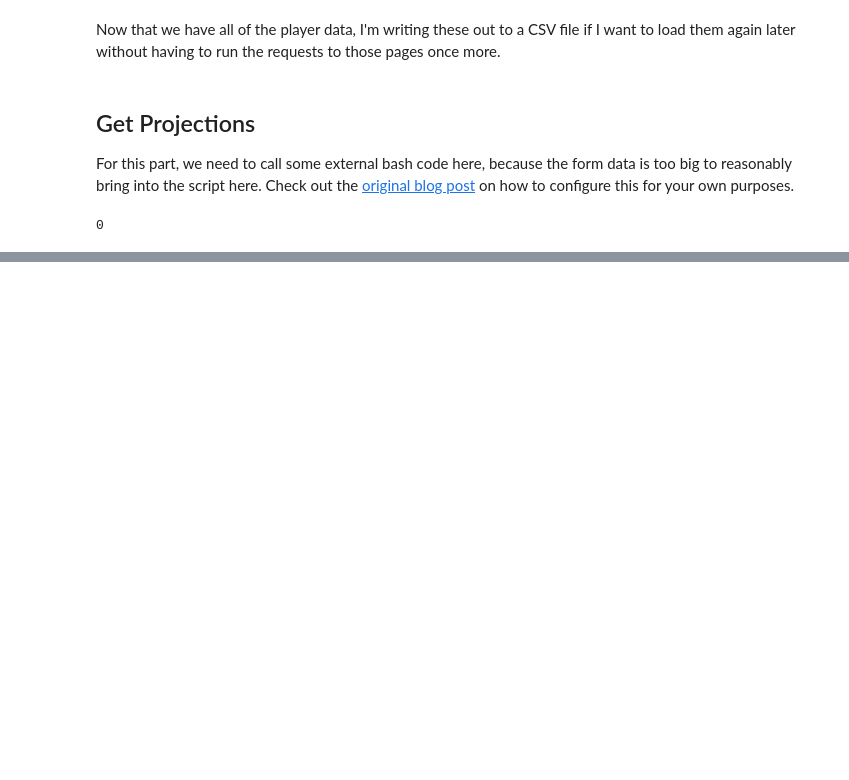
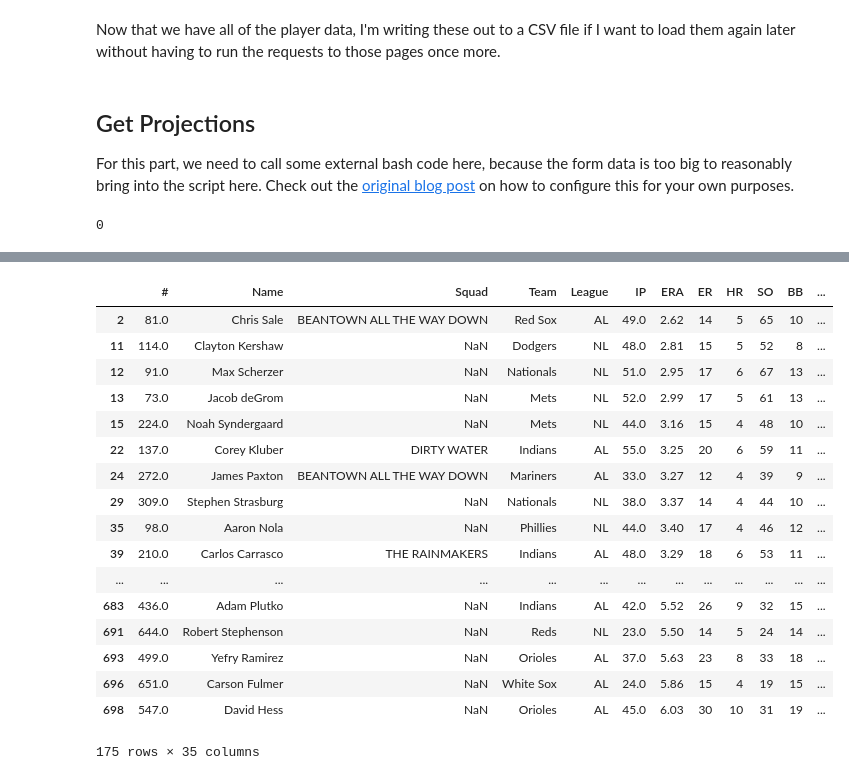
Before and after one commit to zmsy/zmsy.github.io, a Jupyter notebook: content/blog/fantasy-baseball/fantasy.ipynb, the cells around one changed output, grey strips where cells are left out. Cells and saved outputs as stored; diff of their text form; code cells hidden in the pictures; blank space fills up the shorter version.

```diff
--- a/content/blog/fantasy-baseball/fantasy.ipynb
+++ b/content/blog/fantasy-baseball/fantasy.ipynb
@@ -194,10 +212,13 @@ LEAGUES = {
     'Yankees': 'AL'
 }
 
+
+# derive the league for each player. my league is AL-only, so we want to focus on that.
 def league(x):
     return LEAGUES.get(x)
 
 dfb['League'] = dfb['Team'].apply(lambda x: league(x))
+dfp['League'] = dfp['Team'].apply(lambda x: league(x))
 # %%
 # rearrange columns for readability and filter some out
 # keep only ones relevant for our league
@@ -260,0 +238,32 @@ NameError: name 'sb' is not defined
+# %%
+# a 1 represents a positive number, i.e. higher is better
+# a -1 represents negative, meaning lower is better
+
+dfb_score_cols = {
+    'PA': 1,
+    'K%': -1,
+    'HR': 1,
+    'ISO': 1,
+    'OBP': 1,
+    'wOBA': 1,
+    'SLG': 1
+}
+
+dfp_score_cols = {
+    'IP': 1,
+    'ERA': -1,
+    'HR': -1,
+    'SO': 1,
+    'WHIP': -1,
+    'FIP': -1,
+    'K/9': 1
+}
+
+for col in dfb_score_cols.keys():
+    col_score = col + "_score"
+    dfb[col_score] = (dfb[col] - dfb[col].mean()) / dfb[col].std(ddof=0) * dfb_score_cols.get(col)
+
+
+for col in dfp_score_cols.keys():
+    col_score = col + "_score"
+    dfp[col_score] = (dfp[col] - dfp[col].mean()) / dfp[col].std(ddof=0) * dfp_score_cols.get(col)
@@ -260,0 +279,21 @@ NameError: name 'sb' is not defined
+# %%
+dfp
+# %% [output]
+|  | # | Name | Squad | Team | League | IP | ERA | ER | HR | SO | BB | ... |
+| 2 | 81.0 | Chris Sale | BEANTOWN ALL THE WAY DOWN | Red Sox | AL | 49.0 | 2.62 | 14 | 5 | 65 | 10 | ... |
+| 11 | 114.0 | Clayton Kershaw | NaN | Dodgers | NL | 48.0 | 2.81 | 15 | 5 | 52 | 8 | ... |
+| 12 | 91.0 | Max Scherzer | NaN | Nationals | NL | 51.0 | 2.95 | 17 | 6 | 67 | 13 | ... |
+| 13 | 73.0 | Jacob deGrom | NaN | Mets | NL | 52.0 | 2.99 | 17 | 5 | 61 | 13 | ... |
+| 15 | 224.0 | Noah Syndergaard | NaN | Mets | NL | 44.0 | 3.16 | 15 | 4 | 48 | 10 | ... |
+| 22 | 137.0 | Corey Kluber | DIRTY WATER | Indians | AL | 55.0 | 3.25 | 20 | 6 | 59 | 11 | ... |
+| 24 | 272.0 | James Paxton | BEANTOWN ALL THE WAY DOWN | Mariners | AL | 33.0 | 3.27 | 12 | 4 | 39 | 9 | ... |
+| 29 | 309.0 | Stephen Strasburg | NaN | Nationals | NL | 38.0 | 3.37 | 14 | 4 | 44 | 10 | ... |
+| 35 | 98.0 | Aaron Nola | NaN | Phillies | NL | 44.0 | 3.40 | 17 | 4 | 46 | 12 | ... |
+| 39 | 210.0 | Carlos Carrasco | THE RAINMAKERS | Indians | AL | 48.0 | 3.29 | 18 | 6 | 53 | 11 | ... |
+| ... | ... | ... | ... | ... | ... | ... | ... | ... | ... | ... | ... | ... |
+| 683 | 436.0 | Adam Plutko | NaN | Indians | AL | 42.0 | 5.52 | 26 | 9 | 32 | 15 | ... |
+| 691 | 644.0 | Robert Stephenson | NaN | Reds | NL | 23.0 | 5.50 | 14 | 5 | 24 | 14 | ... |
+| 693 | 499.0 | Yefry Ramirez | NaN | Orioles | AL | 37.0 | 5.63 | 23 | 8 | 33 | 18 | ... |
+| 696 | 651.0 | Carson Fulmer | NaN | White Sox | AL | 24.0 | 5.86 | 15 | 4 | 19 | 15 | ... |
+| 698 | 547.0 | David Hess | NaN | Orioles | AL | 45.0 | 6.03 | 30 | 10 | 31 | 19 | ... |
+175 rows × 35 columns
```
Also changed, not shown: parts of 11 cells of this notebook, 3 other files.
